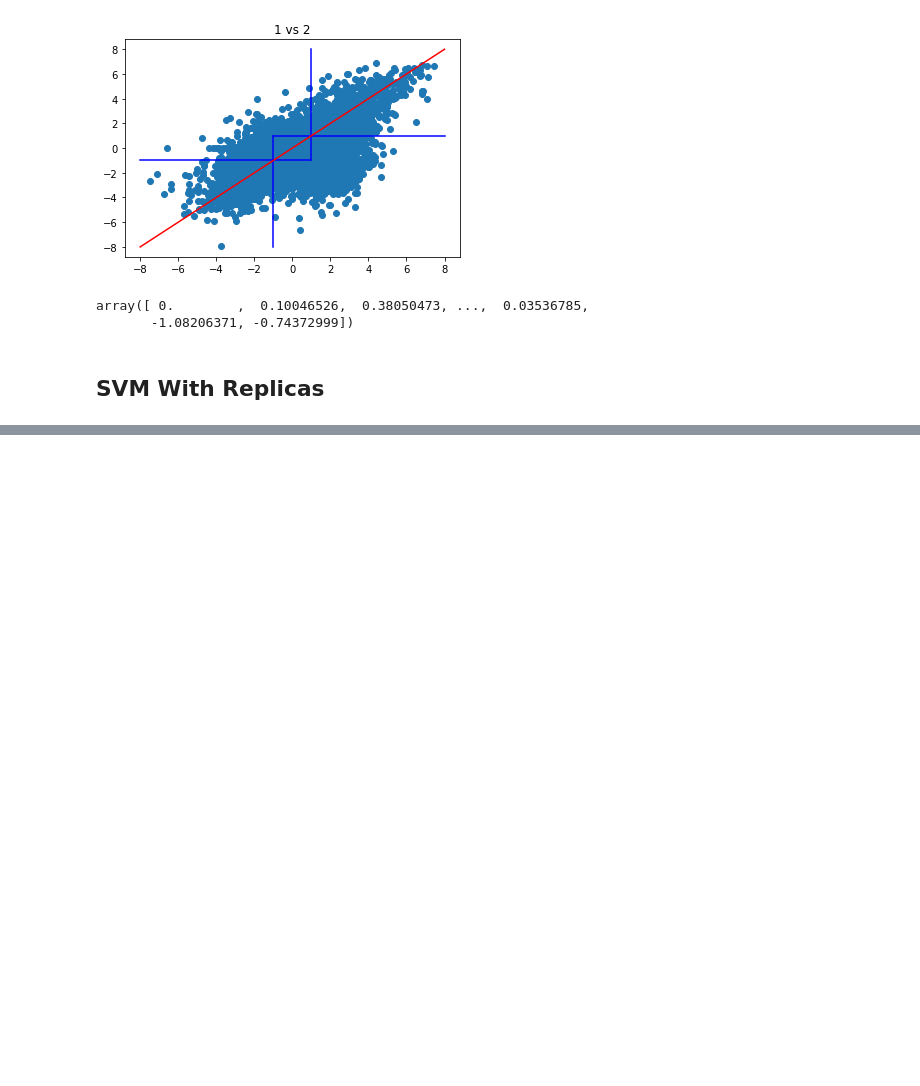
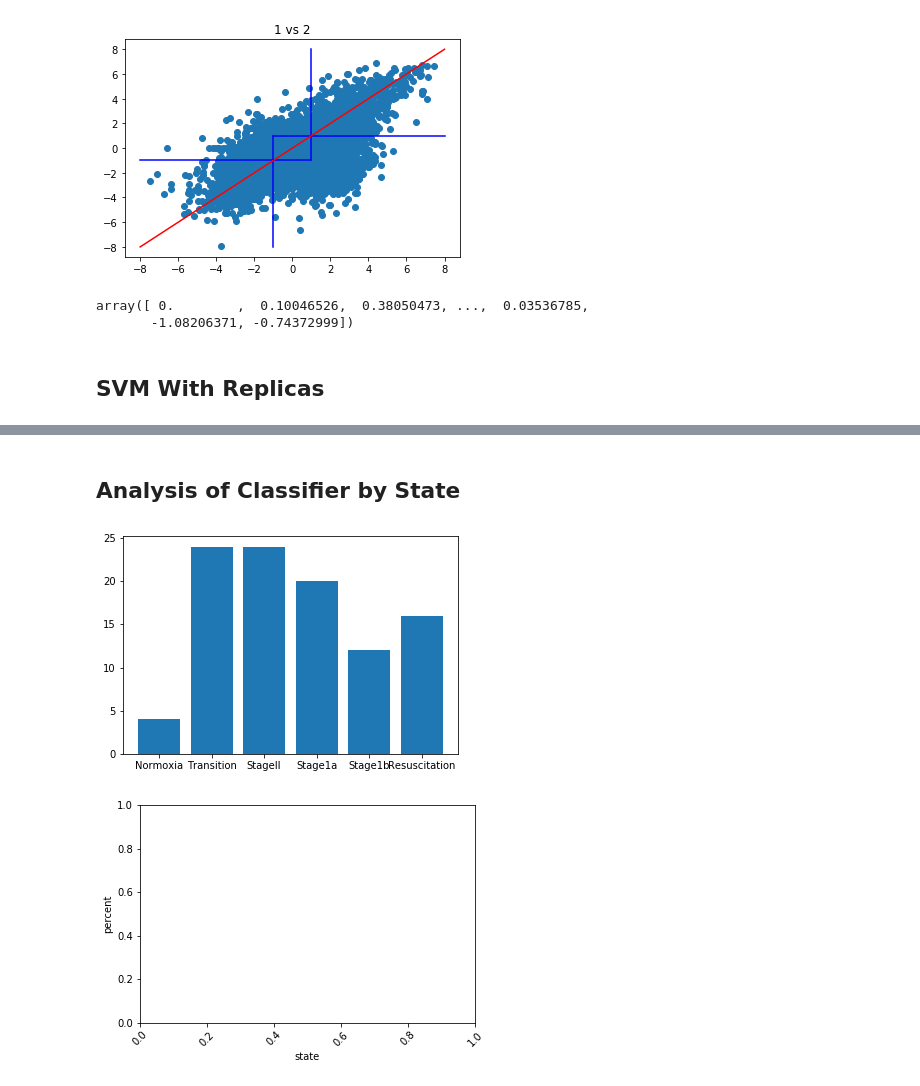
Before and after one commit to uwescience/xstate, a Jupyter notebook: notebooks/SVM Classification Using Individual Replicas.ipynb, the cells around one changed output, grey strips where cells are left out. Drawn from its saved outputs; the diff is of its cells as text; code cells hidden in the pictures; blank space fills up the shorter version.

Commit message:
Trinary data updates and incorporated common_python commits.

```diff
--- a/notebooks/SVM Classification Using Individual Replicas.ipynb
+++ b/notebooks/SVM Classification Using Individual Replicas.ipynb
@@ -230,0 +102,32 @@ ser_y
+# %% [markdown]
+## Analysis of Classifier by State
+# %%
+# Plot values by state
+def plotValuesByState(states, values, stds=None, ylabel="percent"):
+    if stds is None:
+        plt.bar(states, values)
+    else:
+        plt.bar(states, values, yerr=stds, alpha=0.5)
+    plt.figure()
+    plt.xticks(rotation=45)
+    plt.xlabel("state")
+    plt.ylabel(ylabel)
+# %%
+# State statistics
+def plotStateDistributions():
+    PERCENT = "percent"
+    VALUE = "value"
+    NAME = "name"
+    trinary = TrinaryData(is_averaged=False, is_dropT1=False)
+    df = pd.DataFrame(trinary.ser_y)
+    df[VALUE] = list(np.repeat(1, len(df)))
+    df_group = pd.DataFrame(df.groupby(NAME).count())
+    dct = {v: k for k, v in trinary.state_dict.items()}
+    df_group.index = [dct[s] for s in df_group.index]
+    df_group[PERCENT] = 100*df_group[VALUE] / len(df)
+    plotValuesByState(df_group.index, df_group[PERCENT])
+
+plotStateDistributions()
+# %% [output]
+[figure, added]
+[figure, added]
```
Also changed, not shown: parts of 41 cells of this notebook, 3 other files.
